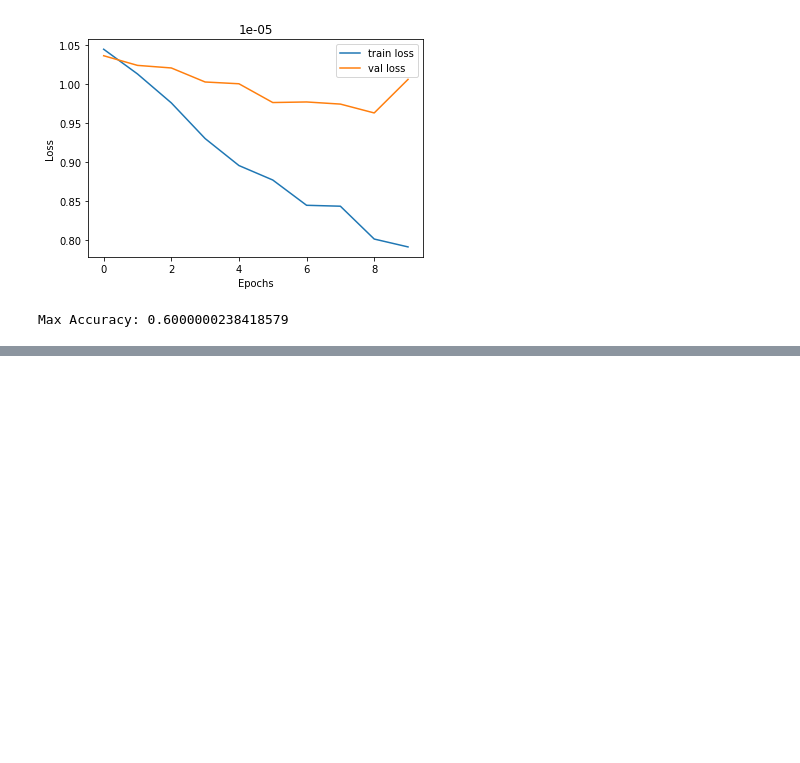
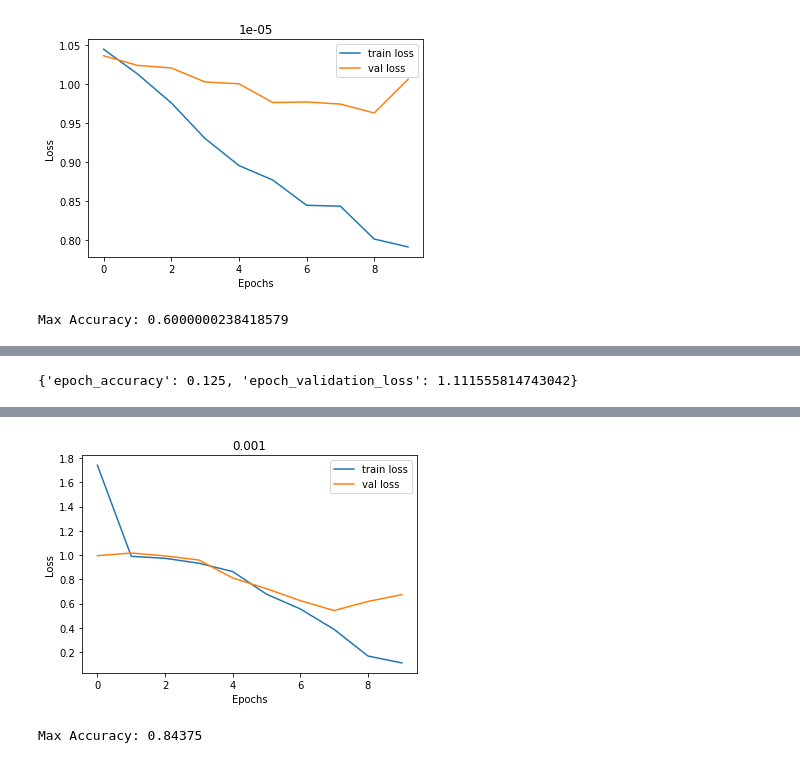
Before and after one commit to Hasan-Iqtedar/personality-classification, a Jupyter notebook: cnn_ai_project.ipynb, the cells around one changed output, grey strips where cells are left out. Saved outputs shown, nothing was run; the diff lists cells and outputs as text; code cells hidden in the pictures; blank space fills up the shorter version.

Commit message:
Add second model.

```diff
--- a/cnn_ai_project.ipynb
+++ b/cnn_ai_project.ipynb
@@ -331,0 +343,31 @@ Best Accuracy achieved so far with this model is 66%
+# %%
+class Model2(ImageClassificationBase):
+  def __init__(self):
+    super().__init__()
+    self.network = nn.Sequential(
+        # 3 x 200 x 200
+        nn.Conv2d(in_channels=3, out_channels=24, kernel_size=3, stride=1, padding=1),
+        nn.ReLU(),
+        nn.MaxPool2d(kernel_size=2, stride=2),
+        # 24 x 100 x 100
+        nn.Conv2d(in_channels=24, out_channels=48, kernel_size=3, stride=1, padding=1),
+        nn.ReLU(),
+        #48 x 100 x 100
+        nn.MaxPool2d(kernel_size=2, stride=2),
+
+        nn.Dropout(0.2),
+
+        # 48 x 50 x 50
+        nn.Flatten(),
+        nn.Linear(48*50*50, 512),
+        nn.ReLU(),
+        nn.Linear(512, 256),
+        nn.ReLU(),
+
+        nn.Linear(256, 3))
+
+  def forward(self, xb):
+    return self.network(xb)
+# %%
+model = Model2()
+model
@@ -331,0 +392,11 @@ Best Accuracy achieved so far with this model is 66%
+# %%
+evaluate(model, validation_loader)
+# %% [output]
+{'epoch_accuracy': 0.125, 'epoch_validation_loss': 1.111555814743042}
+# %%
+alpha = 0.001
+
+train_losses, validation_losses, accuracies = fit(model, train_loader, validation_loader, alpha, opt_func=torch.optim.Adam)
+learning_curves(train_losses, validation_losses, epochs=10, title=str(alpha))
+print('Max Accuracy: {}'.format(max(accuracies)))
+# %% [output]
@@ -331,0 +413,2 @@ Best Accuracy achieved so far with this model is 66%
+[figure, added]
+Max Accuracy: 0.84375
```
Also changed, not shown: parts of 16 cells of this notebook.
